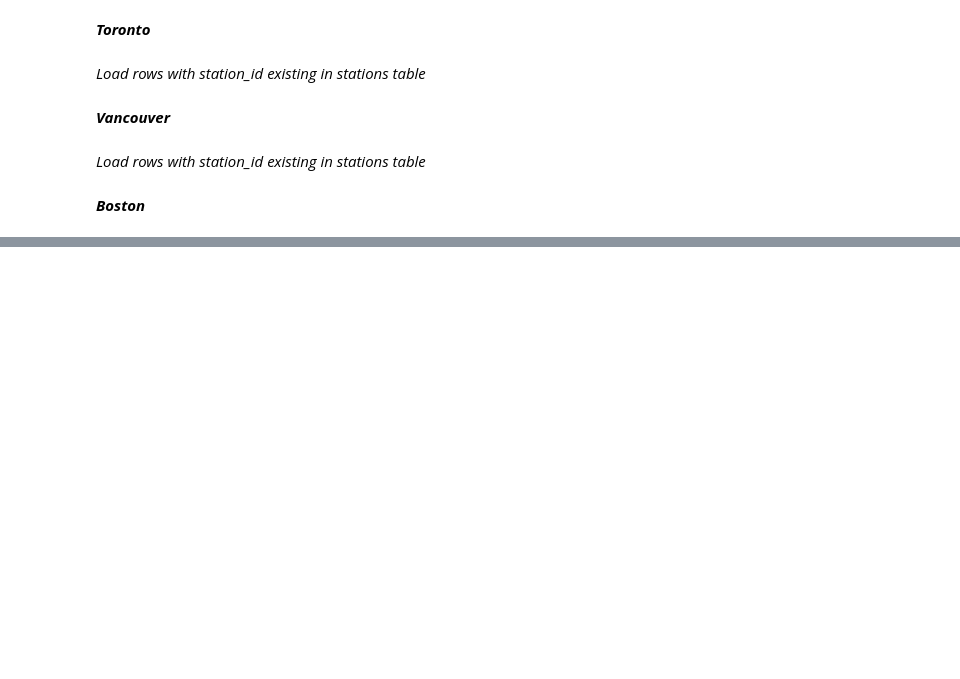
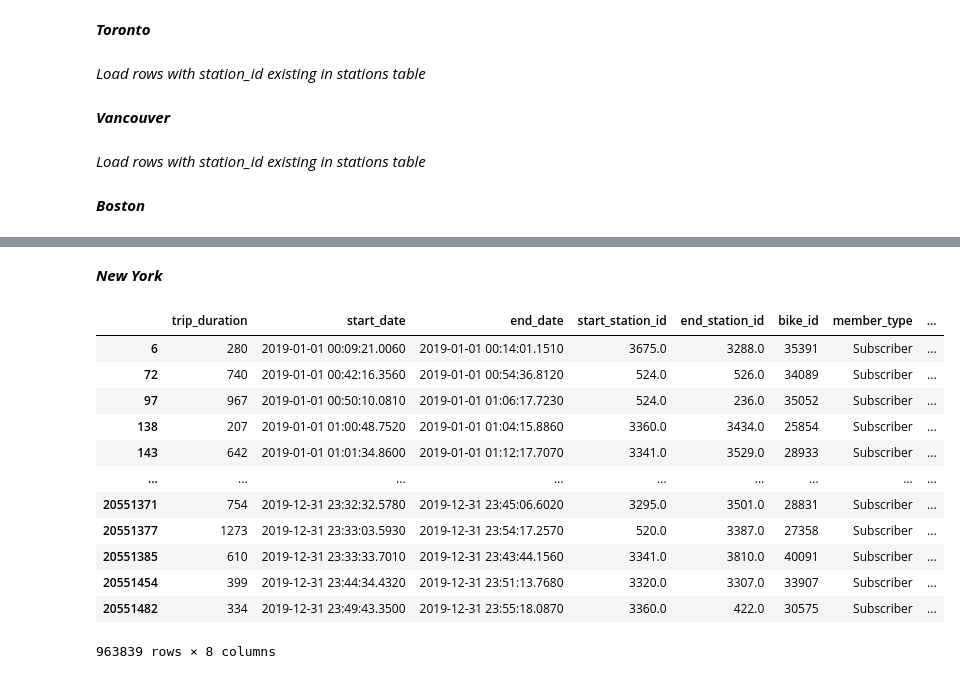
Before and after one commit to JeganS948/project2, a Jupyter notebook: locations.ipynb, the cells around one changed output, grey strips where cells are left out. Drawn from its saved outputs; the diff is of its cells as text; code cells hidden in the pictures; blank space fills up the shorter version.

Commit message:
load new york

```diff
--- a/locations.ipynb
+++ b/locations.ipynb
@@ -360,2 +268,21 @@ boston_df
 # %%
 boston_df.to_sql(name='ridership', con=engine, if_exists='append', index=False, index_label='id')
+# %% [markdown]
+***New York***
+# %%
+missing_start = newyork[-newyork["start_station_id"].isin(all_stns_df["station_id"])]
+missing_start
+# %% [output]
+|  | trip_duration | start_date | end_date | start_station_id | end_station_id | bike_id | member_type | ... |
+| 6 | 280 | 2019-01-01 00:09:21.0060 | 2019-01-01 00:14:01.1510 | 3675.0 | 3288.0 | 35391 | Subscriber | ... |
+| 72 | 740 | 2019-01-01 00:42:16.3560 | 2019-01-01 00:54:36.8120 | 524.0 | 526.0 | 34089 | Subscriber | ... |
+| 97 | 967 | 2019-01-01 00:50:10.0810 | 2019-01-01 01:06:17.7230 | 524.0 | 236.0 | 35052 | Subscriber | ... |
+| 138 | 207 | 2019-01-01 01:00:48.7520 | 2019-01-01 01:04:15.8860 | 3360.0 | 3434.0 | 25854 | Subscriber | ... |
+| 143 | 642 | 2019-01-01 01:01:34.8600 | 2019-01-01 01:12:17.7070 | 3341.0 | 3529.0 | 28933 | Subscriber | ... |
+| ... | ... | ... | ... | ... | ... | ... | ... | ... |
+| 20551371 | 754 | 2019-12-31 23:32:32.5780 | 2019-12-31 23:45:06.6020 | 3295.0 | 3501.0 | 28831 | Subscriber | ... |
+| 20551377 | 1273 | 2019-12-31 23:33:03.5930 | 2019-12-31 23:54:17.2570 | 520.0 | 3387.0 | 27358 | Subscriber | ... |
+| 20551385 | 610 | 2019-12-31 23:33:33.7010 | 2019-12-31 23:43:44.1560 | 3341.0 | 3810.0 | 40091 | Subscriber | ... |
+| 20551454 | 399 | 2019-12-31 23:44:34.4320 | 2019-12-31 23:51:13.7680 | 3320.0 | 3307.0 | 33907 | Subscriber | ... |
+| 20551482 | 334 | 2019-12-31 23:49:43.3500 | 2019-12-31 23:55:18.0870 | 3360.0 | 422.0 | 30575 | Subscriber | ... |
+963839 rows × 8 columns
```
Also changed, not shown: parts of 19 cells of this notebook.
